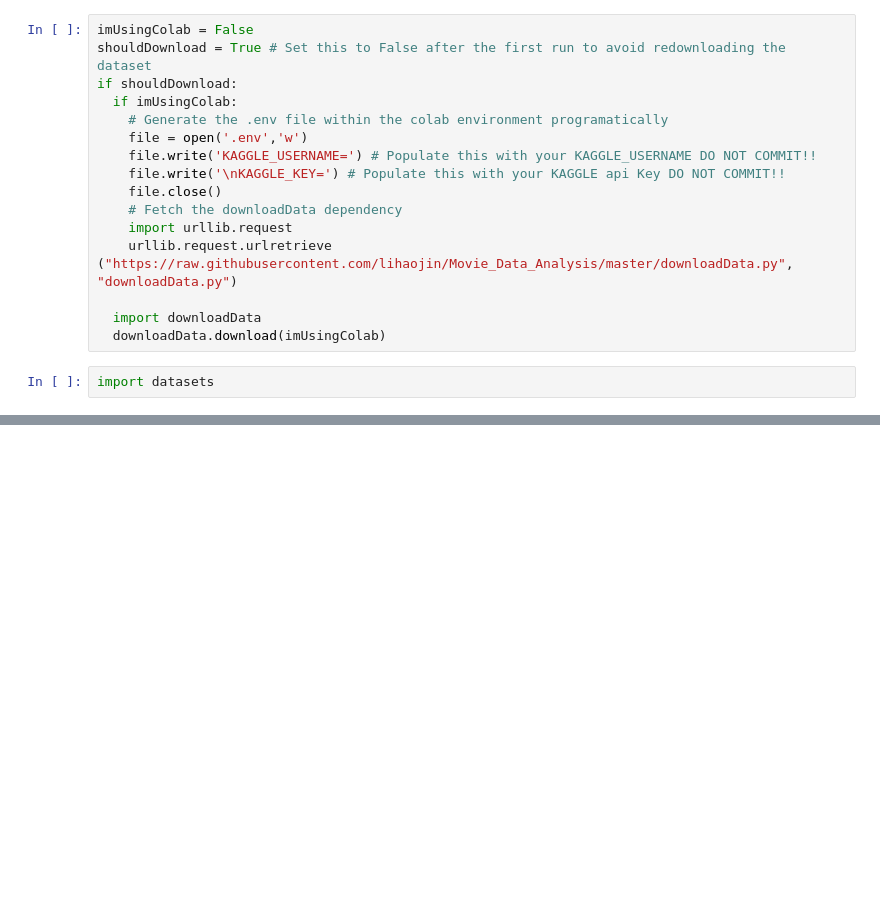
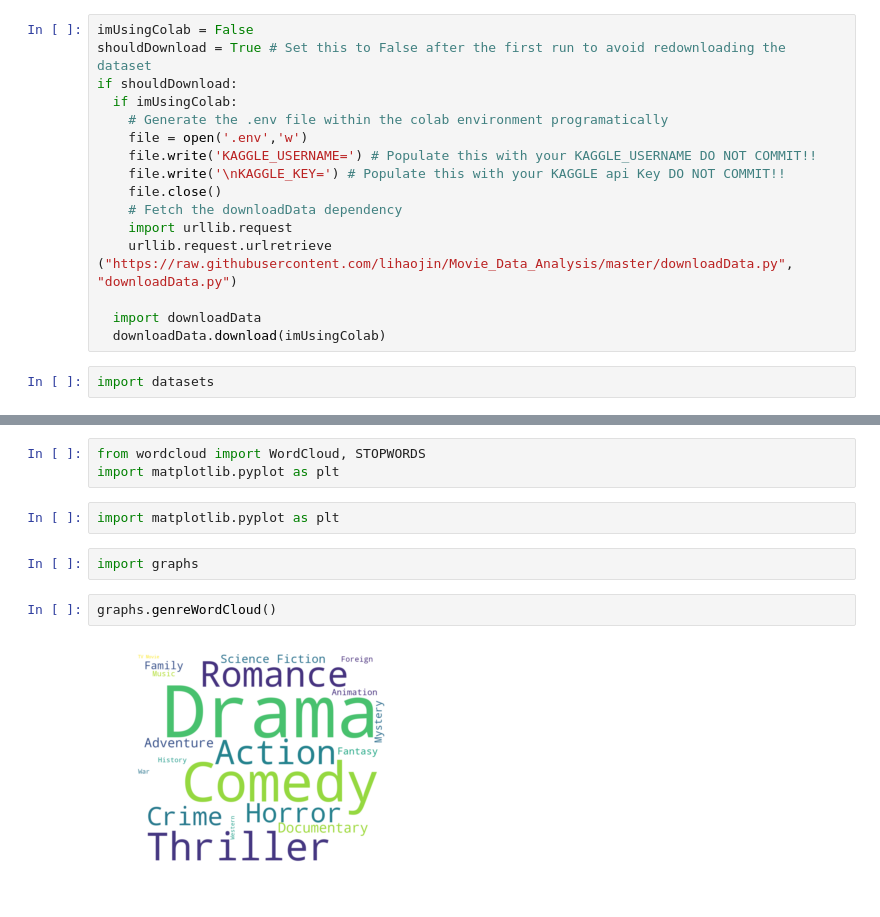
Before and after one commit to lihaojin/Movie_Data_Analysis, a Jupyter notebook: main.ipynb, the cells around one changed output, grey strips where cells are left out. Saved outputs shown, nothing was run; the diff lists cells and outputs as text; blank space fills up the shorter version.

Commit message:
Generate a word cloud also removed the plotly

```diff
--- a/main.ipynb
+++ b/main.ipynb
@@ -25,0 +62,11 @@ df.head()
+# %%
+from wordcloud import WordCloud, STOPWORDS
+import matplotlib.pyplot as plt
+# %%
+import matplotlib.pyplot as plt
+# %%
+import graphs
+# %%
+graphs.genreWordCloud()
+# %% [output]
+[figure, added]
```
Also changed, not shown: parts of 13 cells of this notebook, 2 other files.
